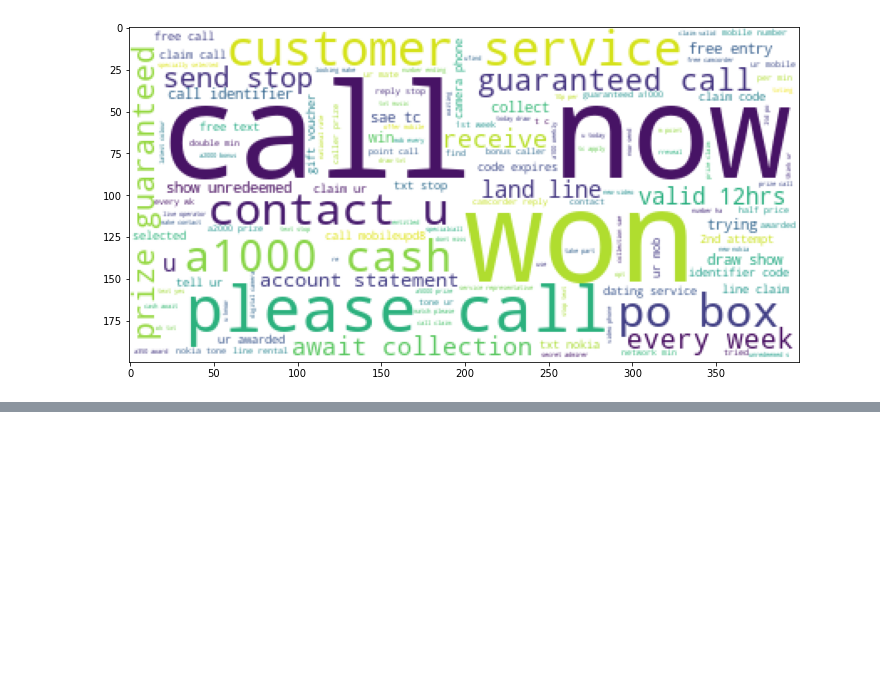
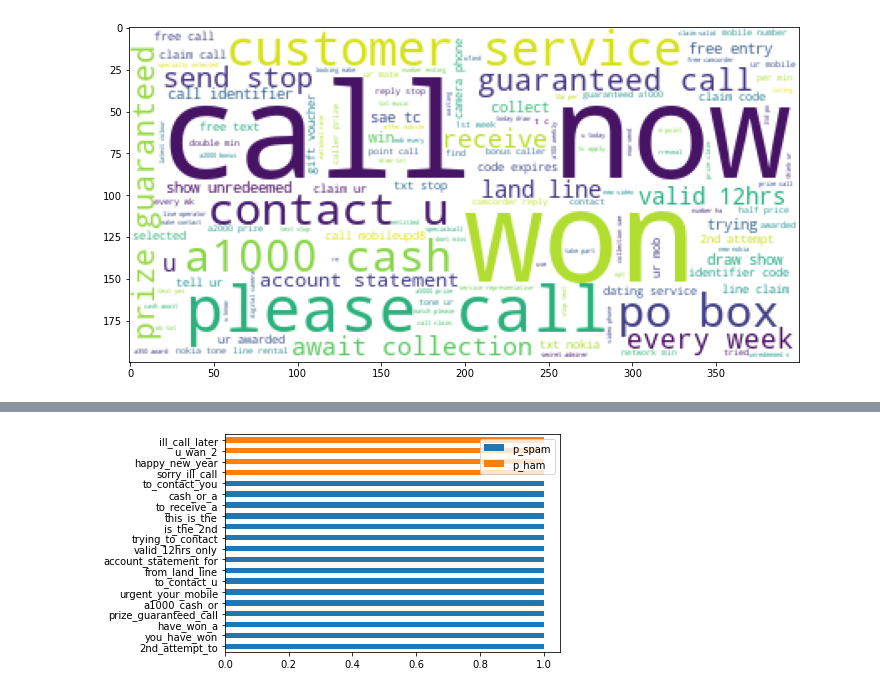
Before and after one commit to DanielFordHUB/natural_language_processing, a Jupyter notebook: explore.ipynb, the cells around one changed output, grey strips where cells are left out. Cells and saved outputs as stored; diff of their text form; code cells hidden in the pictures; blank space fills up the shorter version.

```diff
--- a/explore.ipynb
+++ b/explore.ipynb
@@ -236,0 +257,17 @@ plt.show()
+# %%
+ham_tris = list(nltk.ngrams(ham_words.split(), 3))
+spam_tris = list(nltk.ngrams(spam_words.split(), 3))
+all_tris = list(nltk.ngrams(all_words.split(), 3))
+
+ham_tris = ['_'.join(tri) for tri in ham_tris]
+spam_tris = ['_'.join(tri) for tri in spam_tris]
+all_tris = ['_'.join(tri) for tri in all_tris]
+# %%
+ham_tri_counts = pd.concat([pd.Series(ham_tris).value_counts()])
+spam_tri_counts = pd.concat([pd.Series(spam_tris).value_counts()])
+all_tri_counts = pd.concat([pd.Series(all_tris).value_counts()])
+
+tri_counts = (pd.concat([ham_tri_counts, spam_tri_counts, all_tri_counts], axis=1)
+               .set_axis(['ham', 'spam', 'all'], axis=1, inplace=False)
+             .fillna(0).apply(lambda s: s.astype(int)).sort_values(by='all', ascending=False))
+tri_counts
@@ -236,0 +288,12 @@ plt.show()
+# %%
+(tri_counts
+ .assign(p_spam=tri_counts.spam / tri_counts['all'],
+         p_ham=tri_counts.ham / tri_counts['all'])
+ .sort_values(by='all')
+ [['p_spam', 'p_ham']]
+ .tail(20)
+ .sort_values('p_ham')
+ .plot.barh(stacked=True))
+plt.show()
+# %% [output]
+[figure, added]
```
Also changed, not shown: parts of 30 cells of this notebook, 1 other file.
